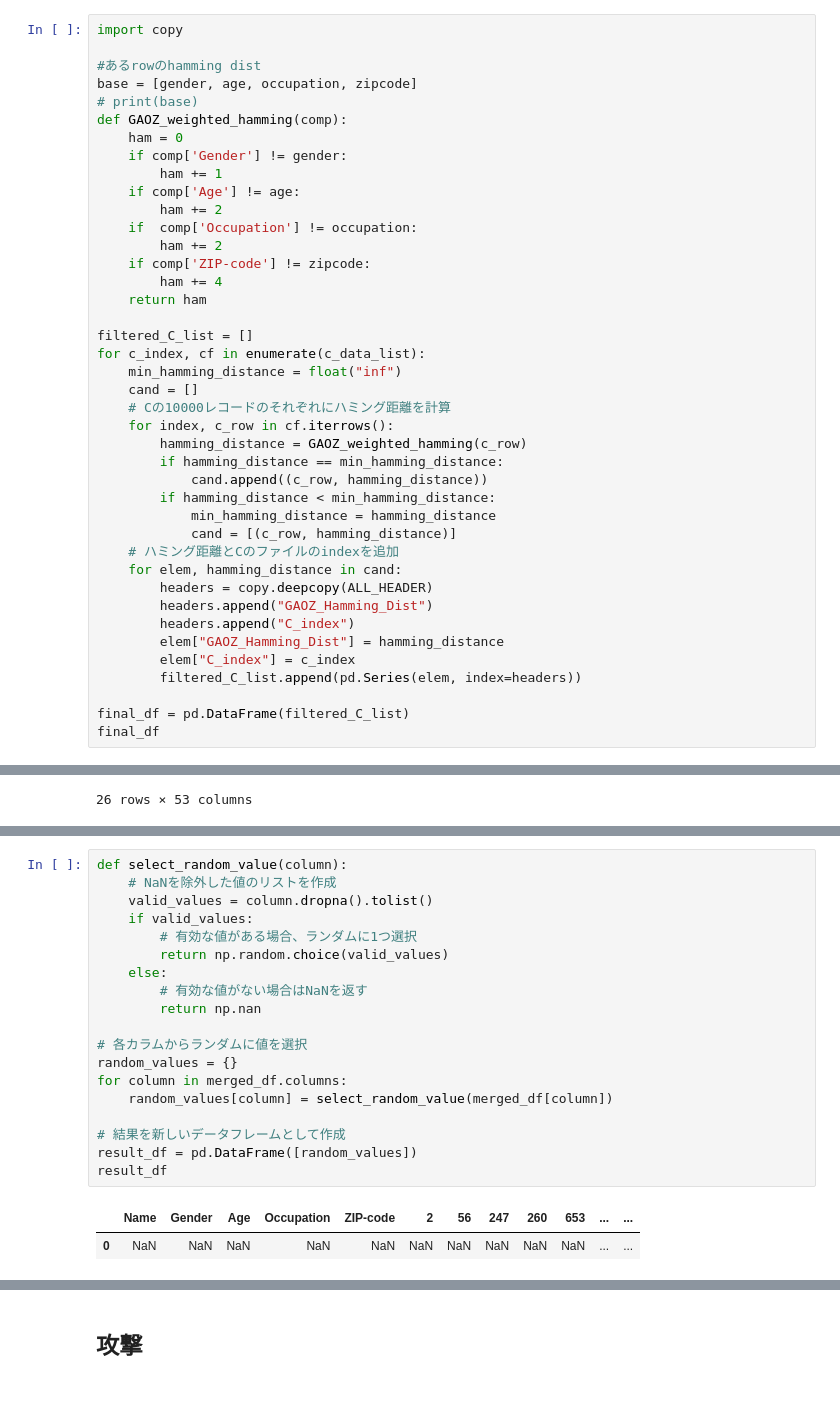
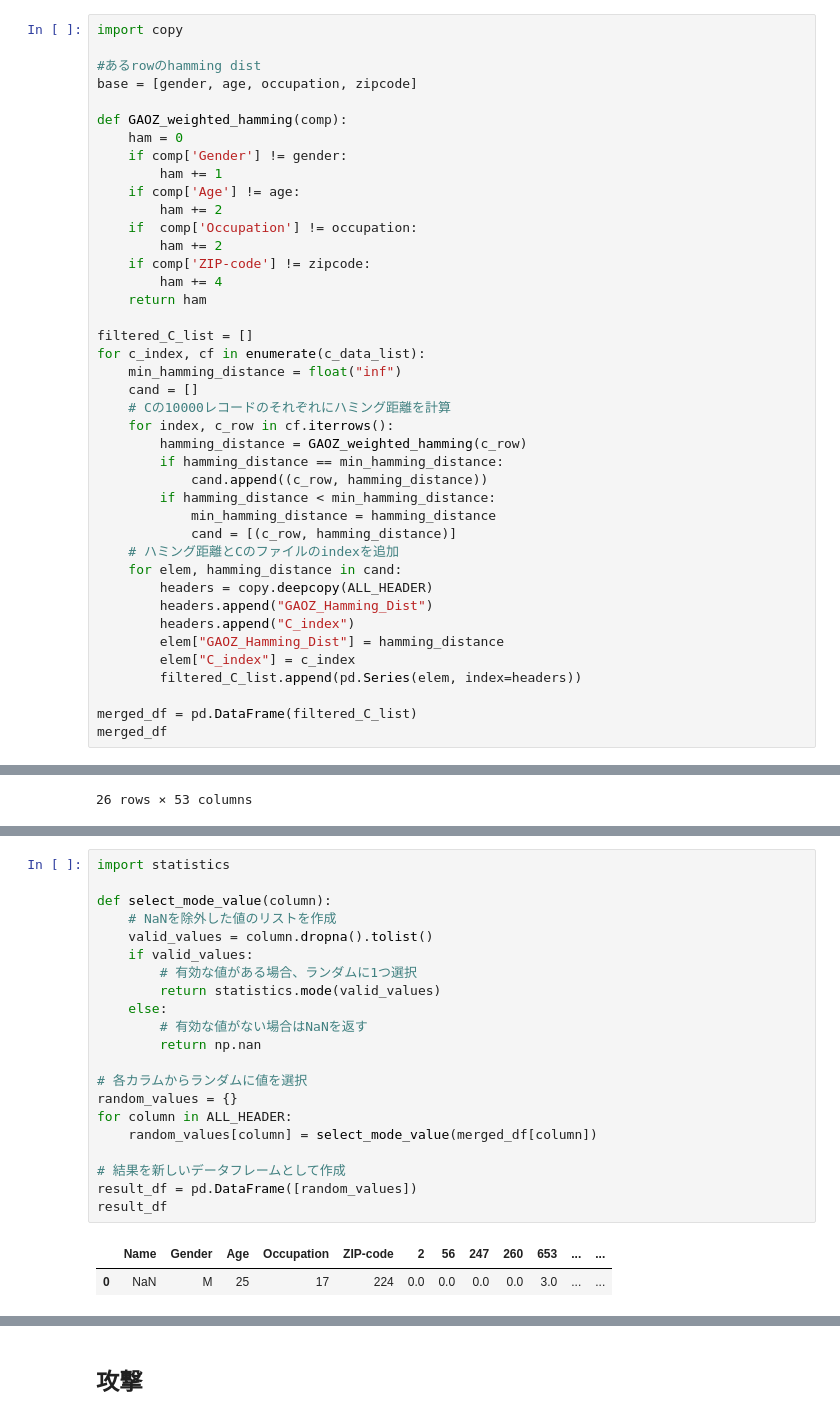
Before and after one commit to dorakemon/pws2024_attack, a Jupyter notebook: notebooks/attack_04_election_gotoh.ipynb, the cells around one changed output, grey strips where cells are left out. Cells and saved outputs as stored; diff of their text form.

```diff
--- a/notebooks/attack_04_election_gotoh.ipynb
+++ b/notebooks/attack_04_election_gotoh.ipynb
@@ -157,7 +145,7 @@ import copy
 
 #あるrowのhamming dist
 base = [gender, age, occupation, zipcode]
-# print(base)
+
 def GAOZ_weighted_hamming(comp):
     ham = 0
     if comp['Gender'] != gender:
@@ -191,8 +179,8 @@ for c_index, cf in enumerate(c_data_list):
         elem["C_index"] = c_index
         filtered_C_list.append(pd.Series(elem, index=headers))
 
-final_df = pd.DataFrame(filtered_C_list)
-final_df
+merged_df = pd.DataFrame(filtered_C_list)
+merged_df
 # %% [output]
 |  | Name | Gender | Age | Occupation | ZIP-code | 2 | 56 | 247 | 260 | 653 | ... | ... |
 | 1224 | NaN | M | 25 | 17 | 224 | NaN | NaN | NaN | 0.0 | 1.0 | ... | ... |
@@ -248,25 +206,27 @@ TypeError: 'float' object is not subscriptable
 # %%
-def select_random_value(column):
+import statistics
+
+def select_mode_value(column):
     # NaNを除外した値のリストを作成
     valid_values = column.dropna().tolist()
     if valid_values:
         # 有効な値がある場合、ランダムに1つ選択
-        return np.random.choice(valid_values)
+        return statistics.mode(valid_values)
     else:
         # 有効な値がない場合はNaNを返す
         return np.nan
 
 # 各カラムからランダムに値を選択
 random_values = {}
-for column in merged_df.columns:
-    random_values[column] = select_random_value(merged_df[column])
+for column in ALL_HEADER:
+    random_values[column] = select_mode_value(merged_df[column])
 
 # 結果を新しいデータフレームとして作成
 result_df = pd.DataFrame([random_values])
 result_df
 # %% [output]
 |  | Name | Gender | Age | Occupation | ZIP-code | 2 | 56 | 247 | 260 | 653 | ... | ... |
-| 0 | NaN | NaN | NaN | NaN | NaN | NaN | NaN | NaN | NaN | NaN | ... | ... |
+| 0 | NaN | M | 25 | 17 | 224 | 0.0 | 0.0 | 0.0 | 0.0 | 3.0 | ... | ... |
 1 rows × 51 columns
 # %% [markdown]
 ## 攻撃
```
Also changed, not shown: parts of 6 cells of this notebook.
